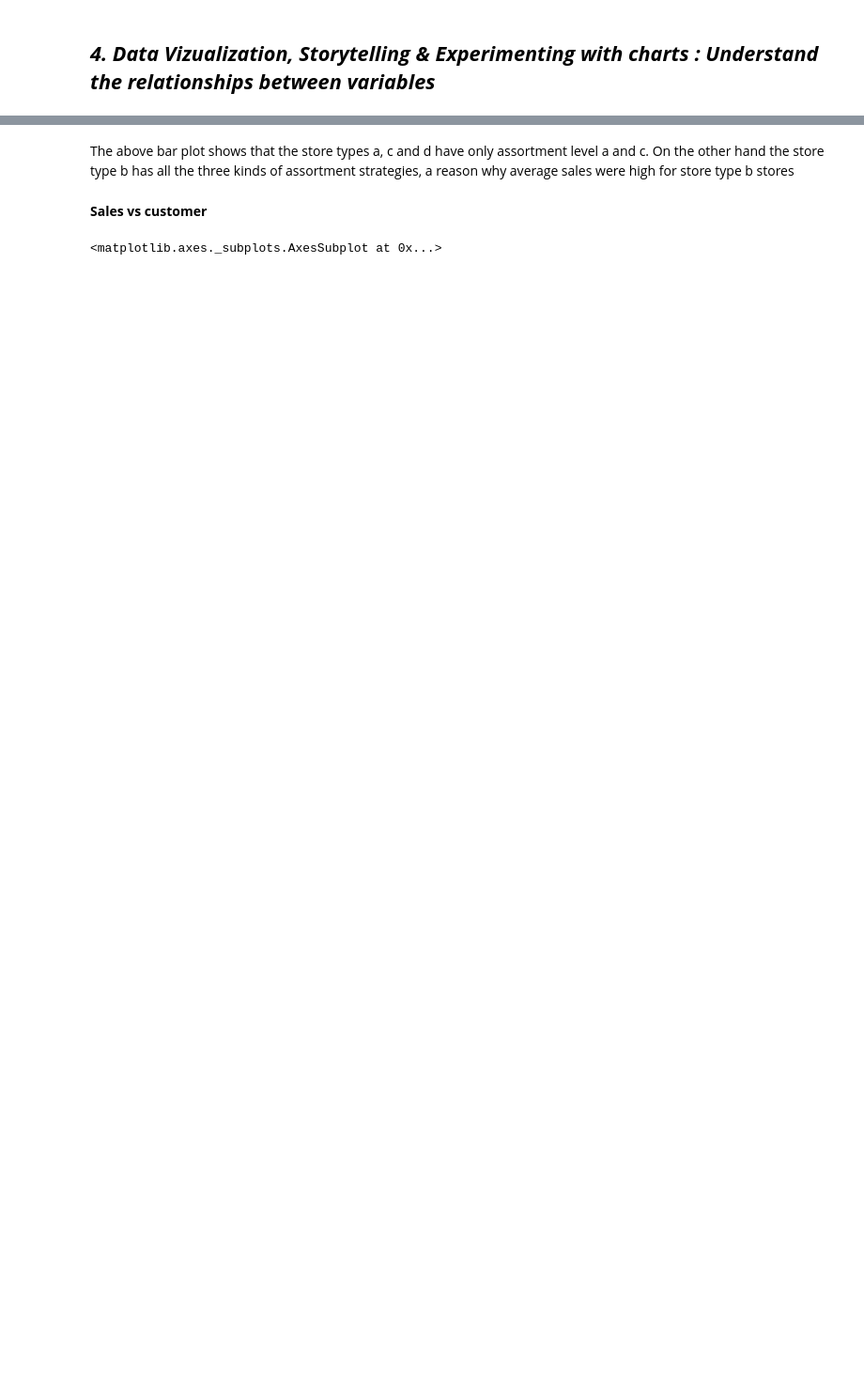
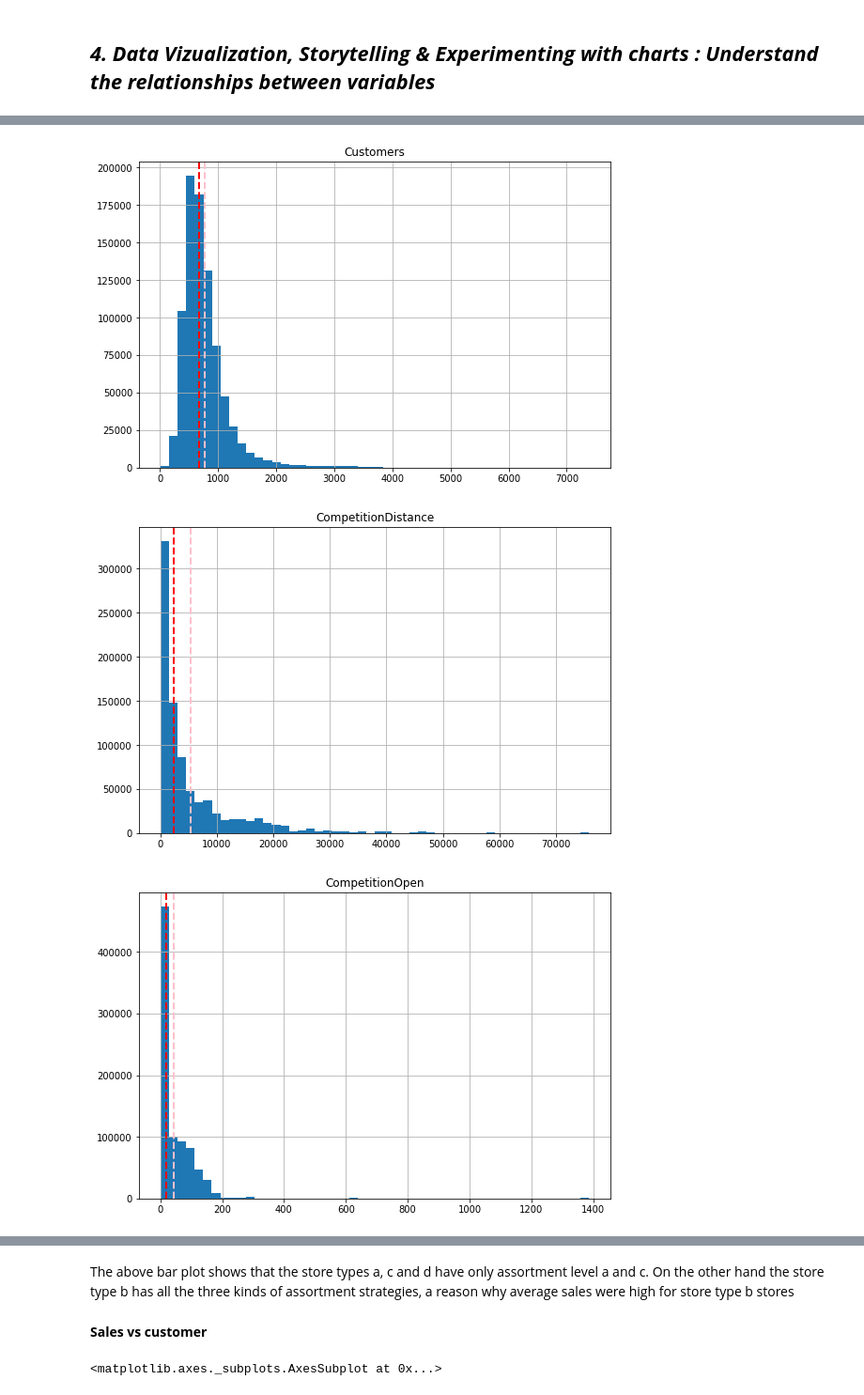
Before and after one commit to Gyanendra079/Capstone-project-2, a Jupyter notebook: Retail_Sales_Prediction.ipynb, the cells around one changed output, grey strips where cells are left out. Shown: that part at 94% size. Drawn from its saved outputs; the diff is of its cells as text; code cells hidden in the pictures; blank space fills up the shorter version.

```diff
--- a/Retail_Sales_Prediction.ipynb
+++ b/Retail_Sales_Prediction.ipynb
@@ -446,0 +635,2 @@ df_copy[df_copy['CompetitionOpen'] <0]
+# %%
+df_copy = pd.get_dummies(columns = ['PromoInterval', 'StateHoliday'], data = df_copy, drop_first = True)
@@ -446,0 +649,14 @@ df_copy[df_copy['CompetitionOpen'] <0]
+# %%
+numeric_feature = ['Customers', 'CompetitionDistance','CompetitionOpen', 'PromoOpen']
+# %%
+for col in numeric_feature:
+  fig = plt.figure(figsize=(9, 6))
+  ax = fig.gca()
+  df_copy[col].hist(bins=50, ax = ax)
+  ax.axvline(df_copy[col].mean(), color = 'pink',linestyle='dashed', linewidth=2)
+  ax.axvline(df_copy[col].median(), color = 'red',linestyle='dashed', linewidth=2)
+  ax.set_title(col)
+# %% [output]
+[figure, added]
+[figure, added]
+[figure, added]
```
Also changed, not shown: parts of 239 cells of this notebook.
